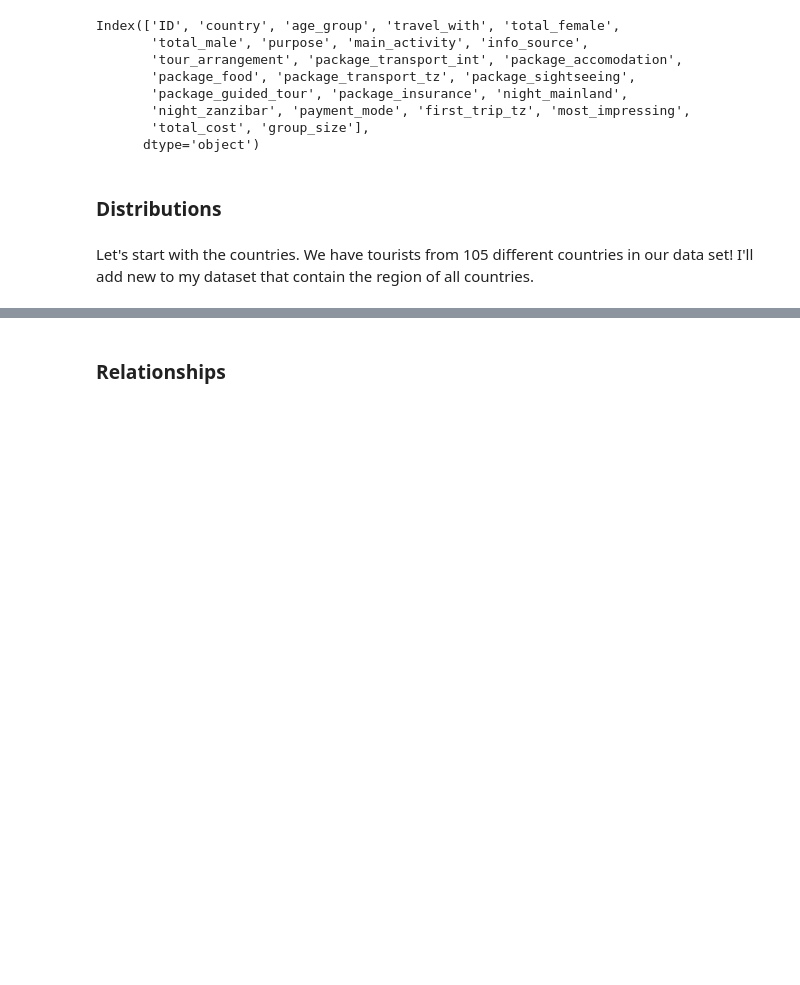
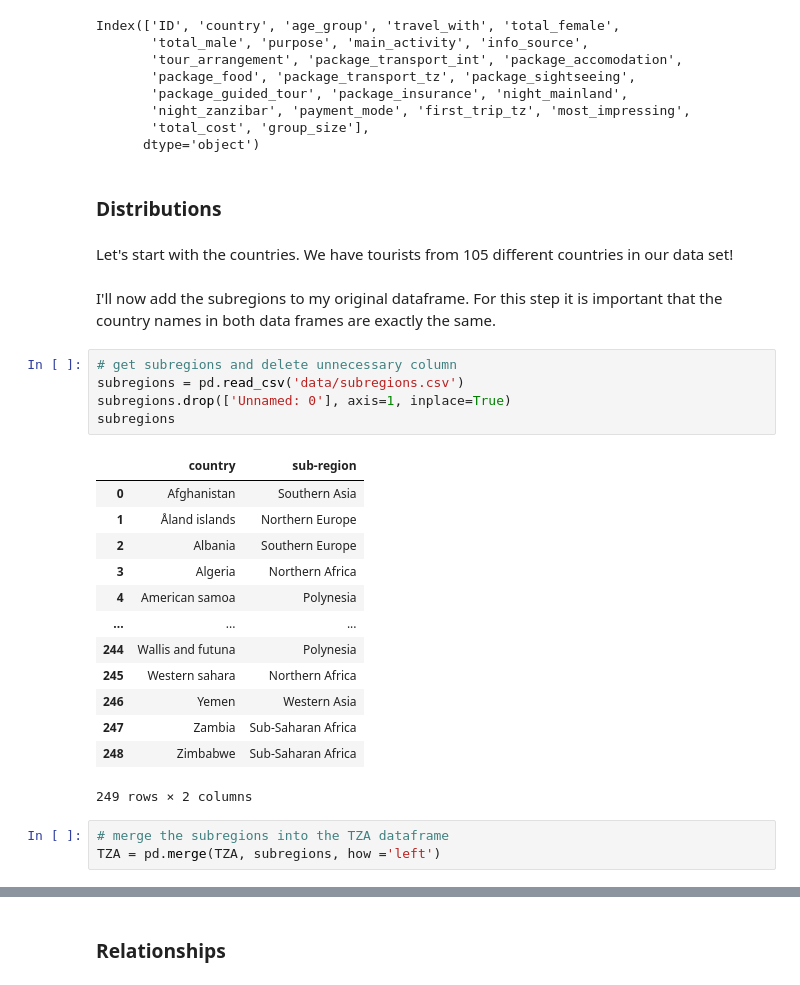
Before and after one commit to scheinmensch/Tanzania_Tourism_Prediction, a Jupyter notebook: EDA.ipynb, the cells around one changed output, grey strips where cells are left out. Drawn from its saved outputs; the diff is of its cells as text; blank space fills up the shorter version.

```diff
--- a/EDA.ipynb
+++ b/EDA.ipynb
@@ -424,4 +430,28 @@ Index(['ID', 'country', 'age_group', 'travel_with', 'total_female',
 # %% [markdown]
 ### Distributions
 # %% [markdown]
-Let's start with the countries. We have tourists from 105 different countries in our data set! I'll add new to my dataset that contain the region of all countries.
+Let's start with the countries. We have tourists from 105 different countries in our data set!
+# %% [markdown]
+I'll now add the subregions to my original dataframe. For this step it is important that the country names in both data frames are exactly the same.
+# %%
+# get subregions and delete unnecessary column
+subregions = pd.read_csv('data/subregions.csv')
+subregions.drop(['Unnamed: 0'], axis=1, inplace=True)
+subregions
+# %% [output]
+|  | country | sub-region |
+| 0 | Afghanistan | Southern Asia |
+| 1 | Åland islands | Northern Europe |
+| 2 | Albania | Southern Europe |
+| 3 | Algeria | Northern Africa |
+| 4 | American samoa | Polynesia |
+| ... | ... | ... |
+| 244 | Wallis and futuna | Polynesia |
+| 245 | Western sahara | Northern Africa |
+| 246 | Yemen | Western Asia |
+| 247 | Zambia | Sub-Saharan Africa |
+| 248 | Zimbabwe | Sub-Saharan Africa |
+249 rows × 2 columns
+# %%
+# merge the subregions into the TZA dataframe
+TZA = pd.merge(TZA, subregions, how ='left')
```
Also changed, not shown: parts of 9 cells of this notebook.
